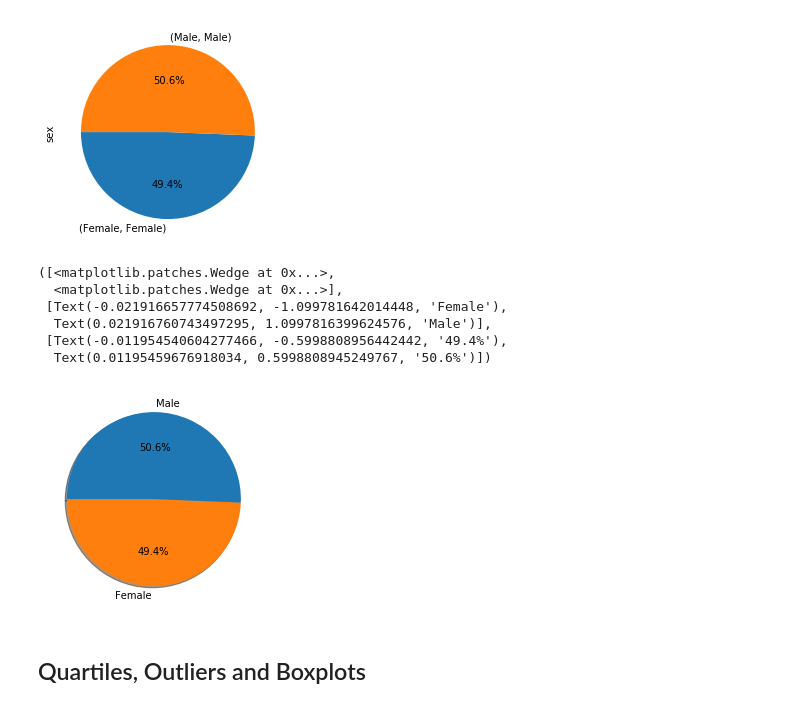
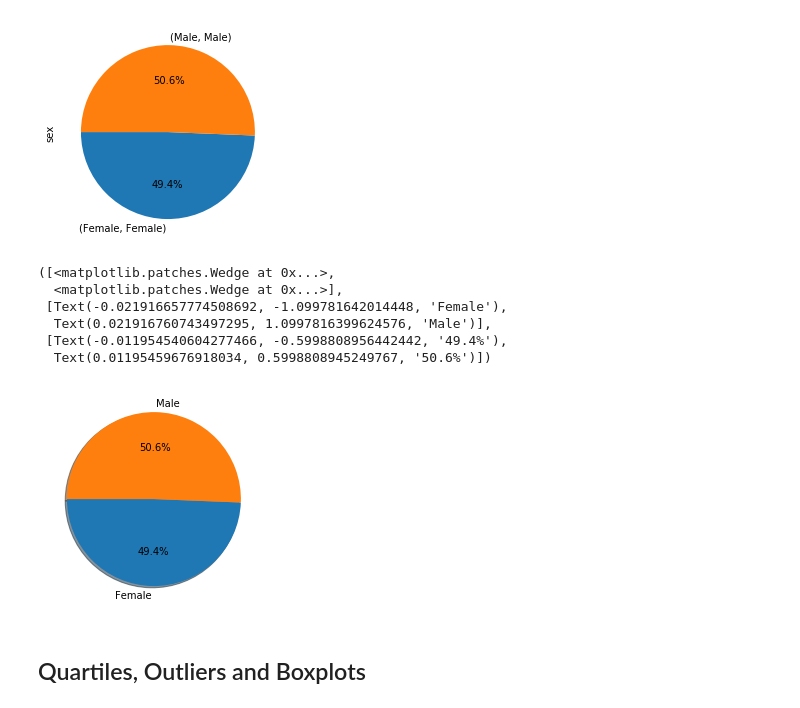
Before and after one commit to matteo005/MatPlotLib_HW, a Jupyter notebook: pymaceuticals_starter.ipynb, the cells around one changed output. Saved outputs shown, nothing was run; the diff lists cells and outputs as text; code cells hidden in the pictures.

```diff
--- a/pymaceuticals_starter.ipynb
+++ b/pymaceuticals_starter.ipynb
@@ -165,20 +165,20 @@ chart = gender_count.plot(kind='pie', startangle=180, autopct='%1.1f%%')
 [figure]
 # %%
 # Generate identical pie plot using pyplot
-colors = ["tab:orange", "tab:blue"]
+colors = ["tab:blue", "tab:orange"]
 explode = (0,0)
 genders = ["Female", "Male"]
 
 #Generate pie plot using
 plt.pie(gender_count, explode=explode, labels=genders, colors=colors,
         autopct="%1.1f%%", shadow=True, startangle=180)
 # %% [output]
 ([<matplotlib.patches.Wedge at 0x...>,
   <matplotlib.patches.Wedge at 0x...>],
  [Text(-0.021916657774508692, -1.099781642014448, 'Female'),
   Text(0.021916760743497295, 1.0997816399624576, 'Male')],
  [Text(-0.011954540604277466, -0.5998808956442442, '49.4%'),
   Text(0.01195459676918034, 0.5998808945249767, '50.6%')])
-[figure, old version]
+[figure, new version]
 # %% [markdown]
 ## Quartiles, Outliers and Boxplots
```
Also changed, not shown: parts of 3 cells of this notebook.
